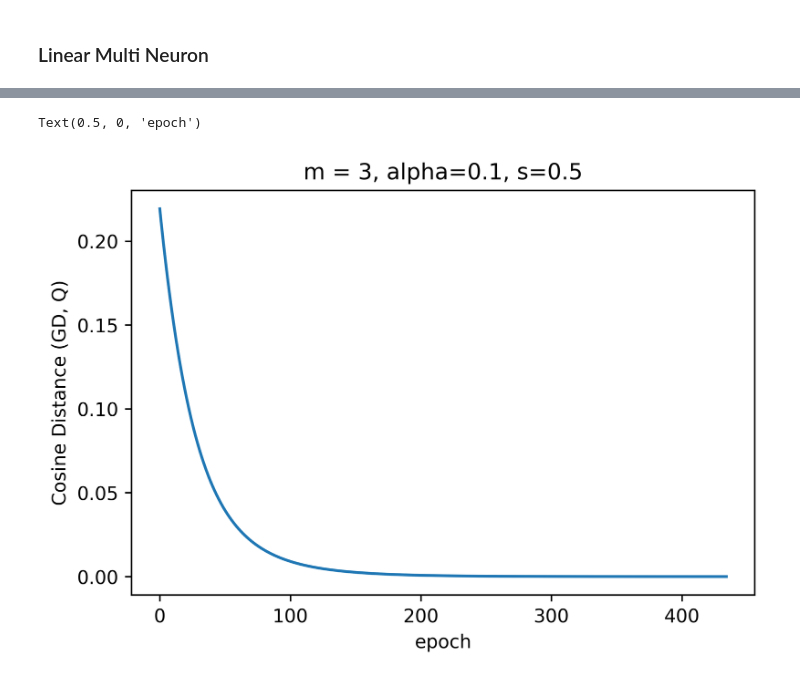
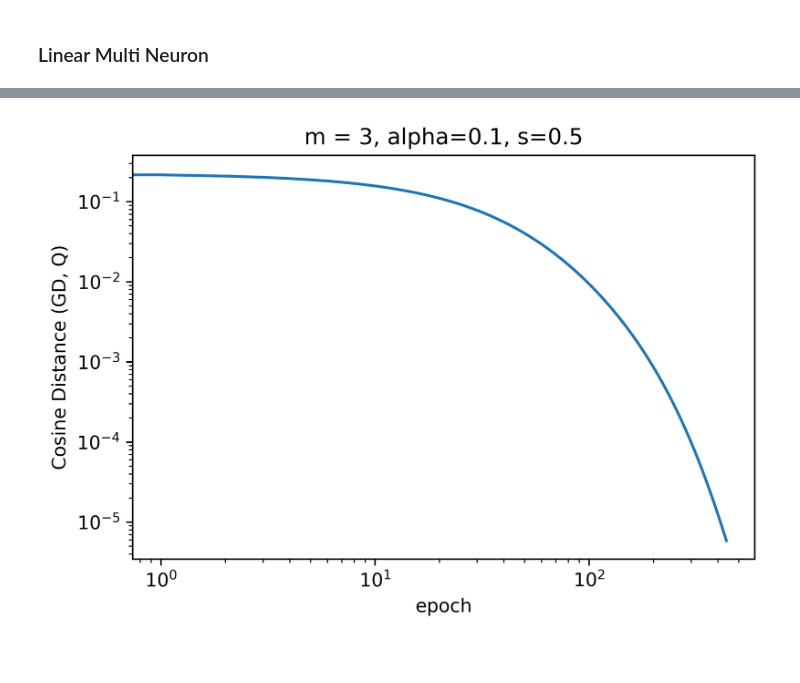
Before and after one commit to shaharazulay/implicit-bias, a Jupyter notebook: simulation_FC.ipynb, the cells around one changed output, grey strips where cells are left out. Cells and saved outputs as stored; diff of their text form; code cells hidden in the pictures.

Commit message:
log-log scale in plots

```diff
--- a/simulation_FC.ipynb
+++ b/simulation_FC.ipynb
@@ -246,10 +248,11 @@ distance.cosine(w_tilde_Q.flatten(), model.w_tilde.flatten())
 # %%
 plot([distance.cosine(w_tilde.flatten(), w_tilde_Q.flatten())
          for w_tilde in w_tilde_array])
 
 title(f'm = {m}, alpha={alpha}, s={s}')
 ylabel('Cosine Distance (GD, Q)')
 xlabel('epoch')
+xscale('log')
+yscale('log')
 # %% [output]
-Text(0.5, 0, 'epoch')
-[figure, old version]
+[figure, new version]
```
Also changed, not shown: parts of 3 cells of this notebook.
